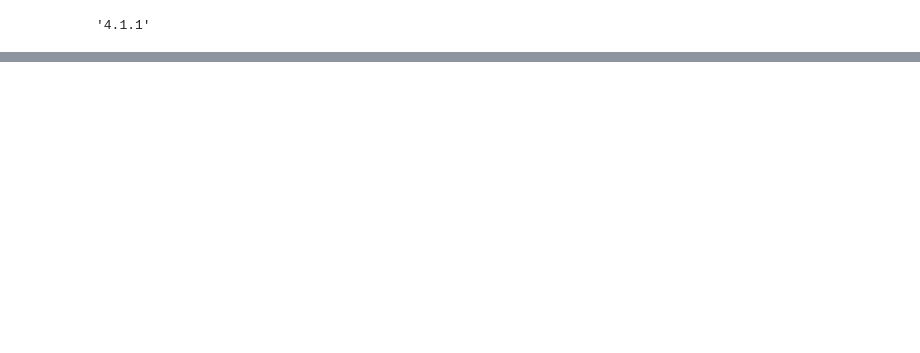
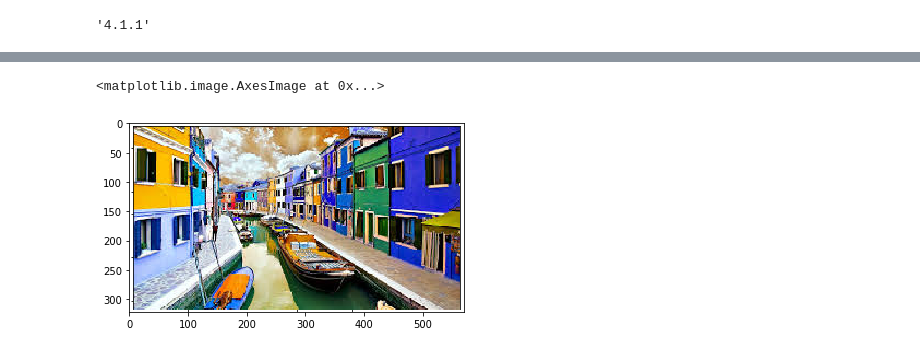
Before and after one commit to ghostleek/DataScience, a Jupyter notebook: tutorialAttempts/openCV_19Nov2019.ipynb, the cells around one changed output, grey strips where cells are left out. Saved outputs shown, nothing was run; the diff lists cells and outputs as text; code cells hidden in the pictures; blank space fills up the shorter version.

```diff
--- a/tutorialAttempts/openCV_19Nov2019.ipynb
+++ b/tutorialAttempts/openCV_19Nov2019.ipynb
@@ -15,0 +16,6 @@ TypeError: Image data of dtype object cannot be converted to float
+# %%
+img_rgb = cv2.cvtColor(img, cv2.COLOR_BGR2RGB)
+plt.imshow(img_rgb)
+# %% [output]
+<matplotlib.image.AxesImage at 0x...>
+[figure, added]
```
Also changed, not shown: parts of 3 cells of this notebook.
